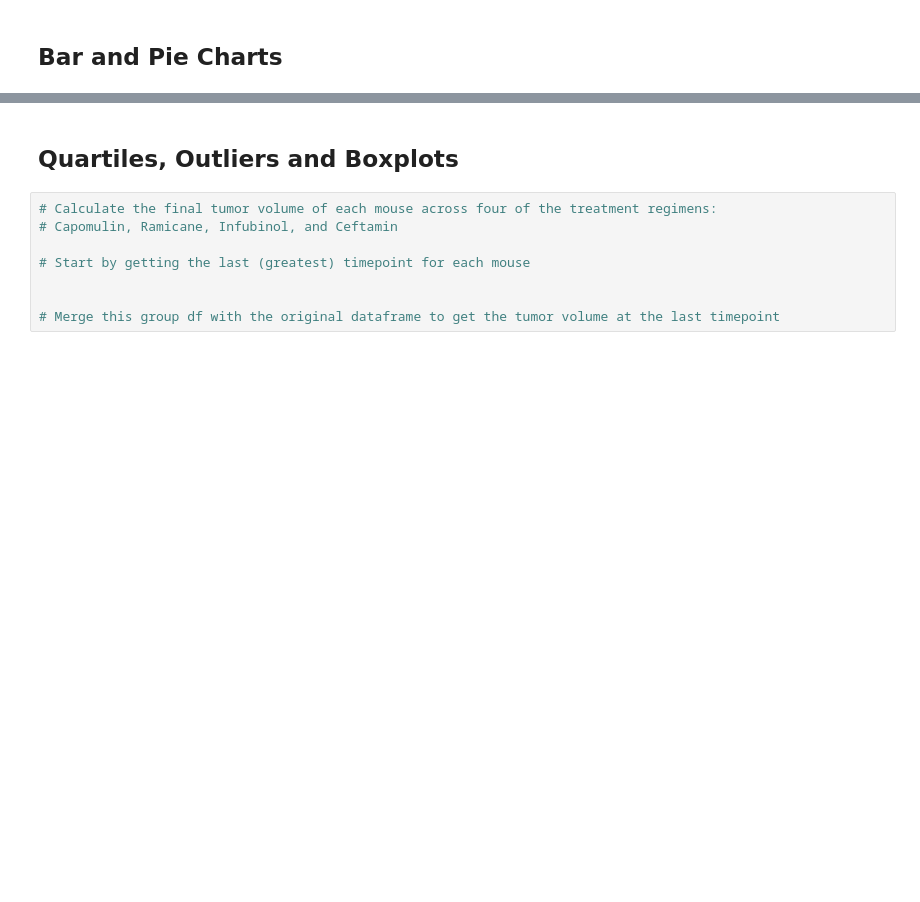
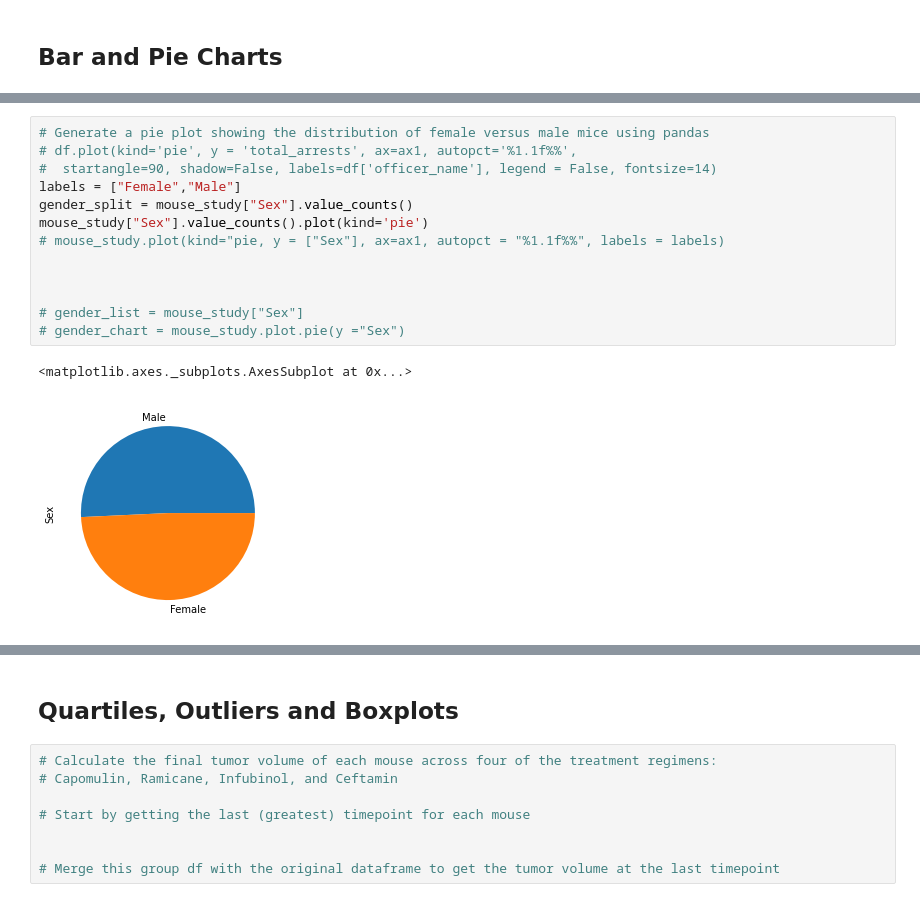
Before and after one commit to Pip85/matplotlib-challenge, a Jupyter notebook: Pymaceuticals/pymaceuticals.ipynb, the cells around one changed output, grey strips where cells are left out. Drawn from its saved outputs; the diff is of its cells as text; blank space fills up the shorter version.

```diff
--- a/Pymaceuticals/pymaceuticals.ipynb
+++ b/Pymaceuticals/pymaceuticals.ipynb
@@ -107 +145,17 @@ mouse_dup_check
+# %%
+# Generate a pie plot showing the distribution of female versus male mice using pandas
+# df.plot(kind='pie', y = 'total_arrests', ax=ax1, autopct='%1.1f%%',
+#  startangle=90, shadow=False, labels=df['officer_name'], legend = False, fontsize=14)
+labels = ["Female","Male"]
+gender_split = mouse_study["Sex"].value_counts()
+mouse_study["Sex"].value_counts().plot(kind='pie')
+# mouse_study.plot(kind="pie, y = ["Sex"], ax=ax1, autopct = "%1.1f%%", labels = labels)
+
+
+
+# gender_list = mouse_study["Sex"]
+# gender_chart = mouse_study.plot.pie(y ="Sex")
+# %% [output]
+<matplotlib.axes._subplots.AxesSubplot at 0x...>
+[figure, added]
 # %%
```
Also changed, not shown: parts of 8 cells of this notebook.
